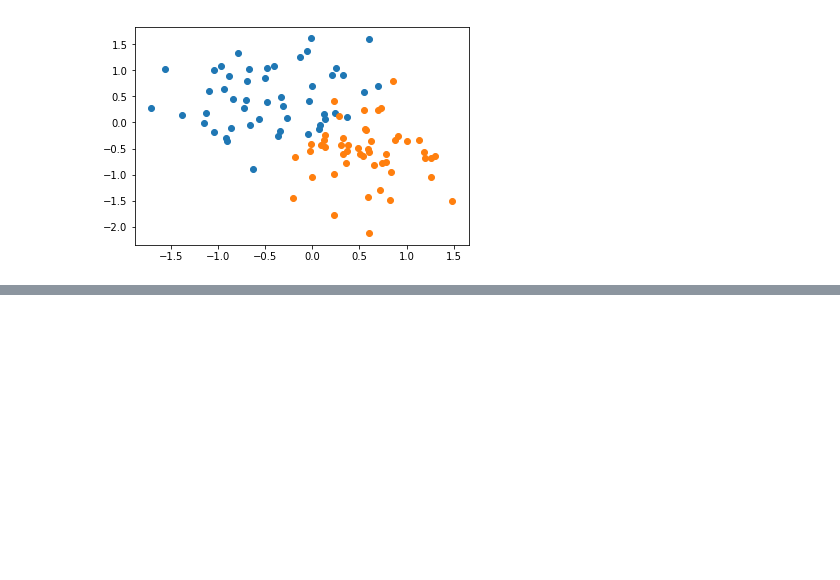
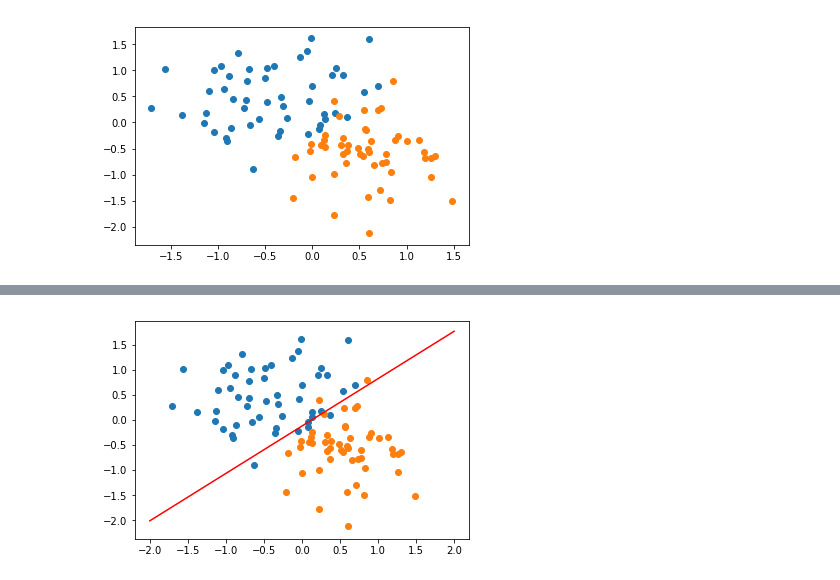
Before and after one commit to Sarthak30/torch_course, a Jupyter notebook: perceptron.ipynb, the cells around one changed output, grey strips where cells are left out. Cells and saved outputs as stored; diff of their text form; code cells hidden in the pictures; blank space fills up the shorter version.

```diff
--- a/perceptron.ipynb
+++ b/perceptron.ipynb
@@ -57,0 +82,4 @@ plot_fit('Untrained model')
+# %%
+plot_fit("Trained Model")
+# %% [output]
+[figure, added]
```
Also changed, not shown: parts of 6 cells of this notebook.
